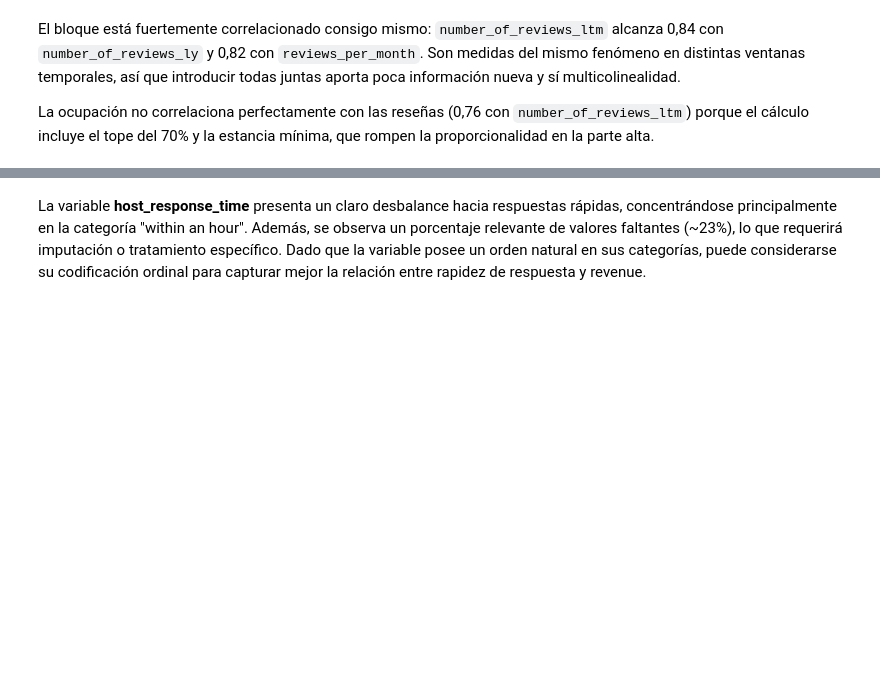
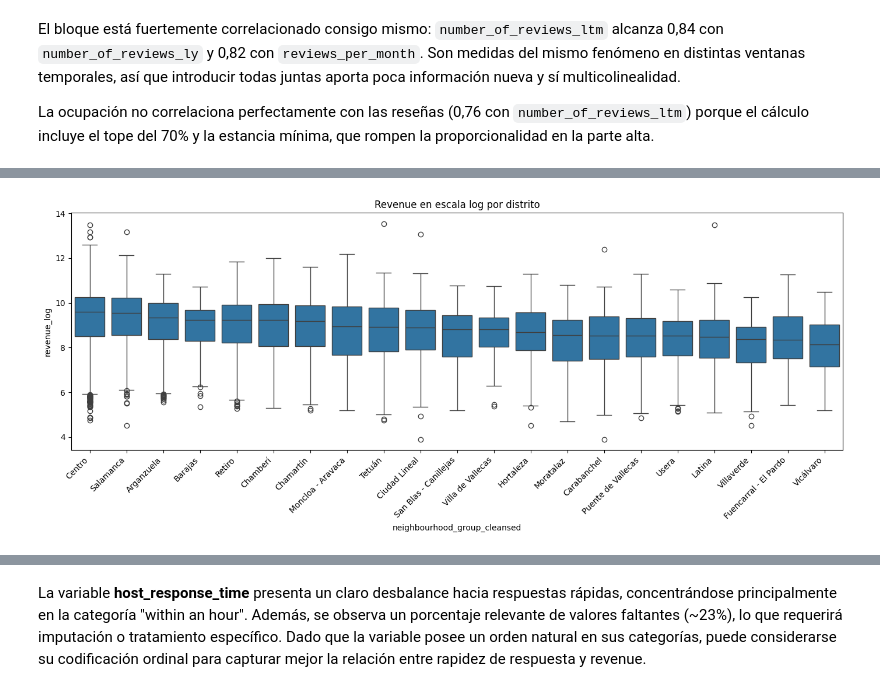
Before and after one commit to HimuraFresh/madrid-rental-revenue-prediction, a Jupyter notebook: notebooks/main.ipynb, the cells around one changed output, grey strips where cells are left out. Drawn from its saved outputs; the diff is of its cells as text; code cells hidden in the pictures; blank space fills up the shorter version.

```diff
--- a/notebooks/main.ipynb
+++ b/notebooks/main.ipynb
@@ -823,0 +870,18 @@ Se descartan variables de texto libre, fechas técnicas o identificadores, así
+# %%
+# Constantes, metadatos del scraping y una variable que el usuario final no puede conocer
+
+cols_drop_cat = [
+    "source",
+    "has_availability",
+    "last_scraped",
+    "calendar_last_scraped",
+    "host_verifications",
+]
+
+X_train = X_train.drop(columns= cols_drop_cat, errors="ignore")
+X_test = X_test.drop(columns= cols_drop_cat, errors="ignore")
+
+num_cols = X_train.select_dtypes(include=["int64", "float64"]).columns.tolist()
+cat_cols = X_train.select_dtypes(include="object").columns.tolist()
+
+X_train.shape
@@ -896,0 +965,16 @@ Por último, **neighbourhood_group_cleansed** evidencia variaciones entre distri
+# %%
+order = (
+    df_plot.groupby("neighbourhood_group_cleansed")["revenue_log"]
+    .median()
+    .sort_values(ascending=False)
+    .index
+)
+
+plt.figure(figsize=(14, 6))
+sns.boxplot(data=df_plot, x="neighbourhood_group_cleansed", y="revenue_log", order=order)
+plt.xticks(rotation=45, ha="right")
+plt.title("Revenue en escala log por distrito")
+plt.tight_layout()
+plt.show()
+# %% [output]
+[figure, added]
```
Also changed, not shown: parts of 16 cells of this notebook.
